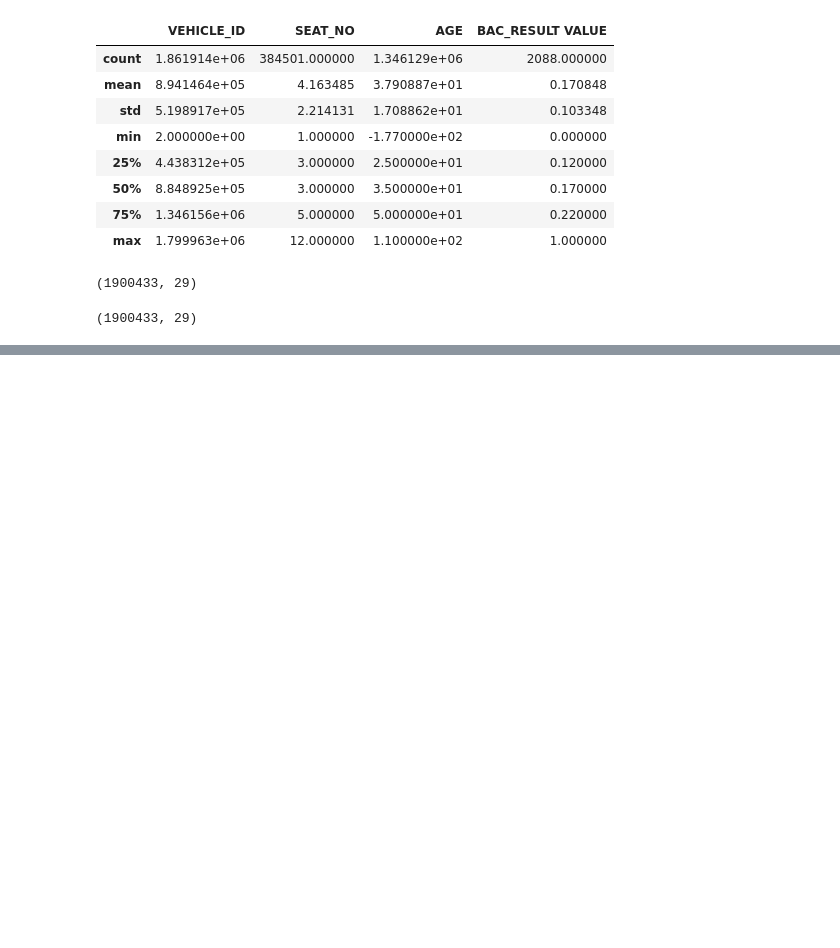
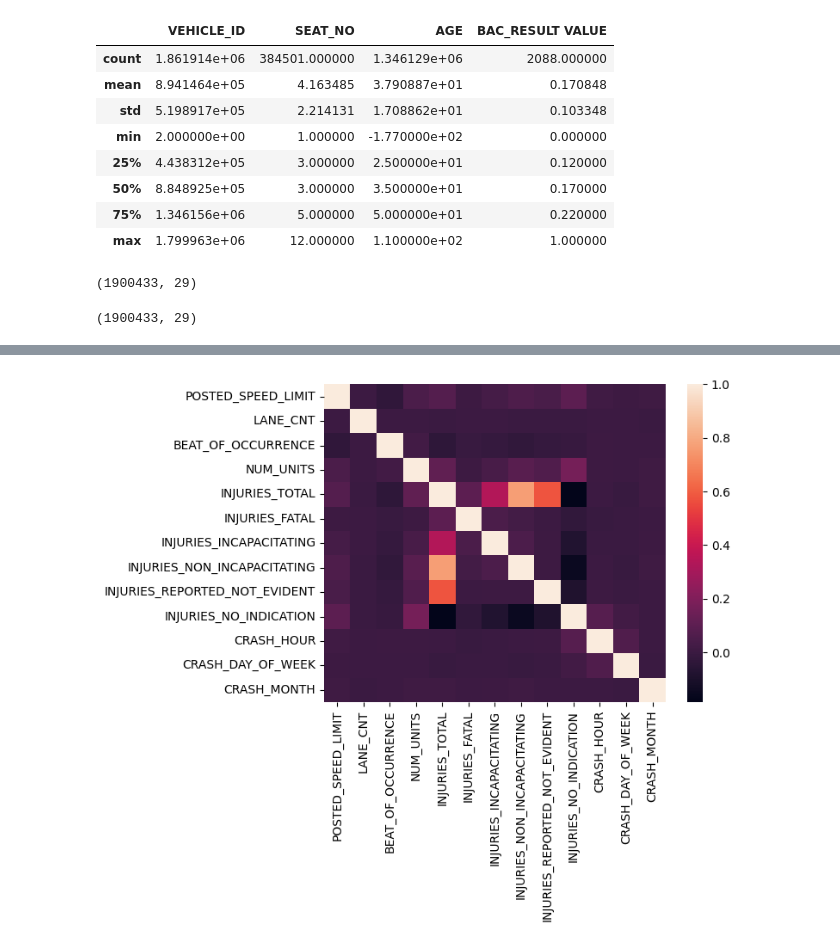
Before and after one commit to joakimTI/GROUP-5-PROJECT, a Jupyter notebook: chicago-crushes-prediction.ipynb, the cells around one changed output, grey strips where cells are left out. Saved outputs shown, nothing was run; the diff lists cells and outputs as text; code cells hidden in the pictures; blank space fills up the shorter version.

Commit message:
Kaggle Notebook | Chicago Crushes Prediction | EDA

```diff
--- a/chicago-crushes-prediction.ipynb
+++ b/chicago-crushes-prediction.ipynb
@@ -22,9 +28,9 @@ for dirname, _, filenames in os.walk('/kaggle/input'):
 # %% [markdown]
 ### Loading Crashes Dataset
 # %%
-df1 = pd.read_csv('/kaggle/input/traffic-crushes/Traffic_Crashes_-_Crashes_20240823.csv')
+crashes_df = pd.read_csv('/kaggle/input/traffic-crushes/Traffic_Crashes_-_Crashes_20240823.csv')
 
-df1.head()
+crashes_df.head()
 # %% [output]
 |  | CRASH_RECORD_ID | CRASH_DATE_EST_I | CRASH_DATE | POSTED_SPEED_LIMIT | TRAFFIC_CONTROL_DEVICE | ... |
 | 0 | 6c1659069e9c6285a650e70d6f9b574ed... | NaN | 08/18/2023 12:50:00 PM | 15 | OTHER | ... |
@@ -119,9 +150,9 @@ df1.shape
 (865480, 48)
 # %%
 # Remove duplicates from the dataset
-df1.drop_duplicates(inplace=True)
+crashes_df.drop_duplicates(inplace=True)
 
-df1.shape
+crashes_df.shape
 # %% [output]
 (865480, 48)
 # %% [markdown]
@@ -209,0 +287,11 @@ df2.shape
+# %%
+crashes_ = crashes_df.drop(['CRASH_RECORD_ID', 'CRASH_DATE_EST_I', 'CRASH_DATE',
+                 'REPORT_TYPE', 'STREET_NO', 'STREET_DIRECTION', 'STREET_NAME',
+                 'PHOTOS_TAKEN_I', 'STATEMENTS_TAKEN_I', 'INJURIES_UNKNOWN',
+                 'LATITUDE', 'LONGITUDE', 'LOCATION'], axis=1)
+# %%
+# display numerical variables
+
+crashes_eda = [col for col in crashes_.columns if crashes_[col].dtypes != 'O']
+
+crashes_eda
@@ -209,0 +312,5 @@ df2.shape
+# %%
+# Are certain factors correlated with severity of injuries?
+sns.heatmap(crashes_[crashes_eda].corr());
+# %% [output]
+[figure, added]
```
Also changed, not shown: parts of 27 cells of this notebook.
